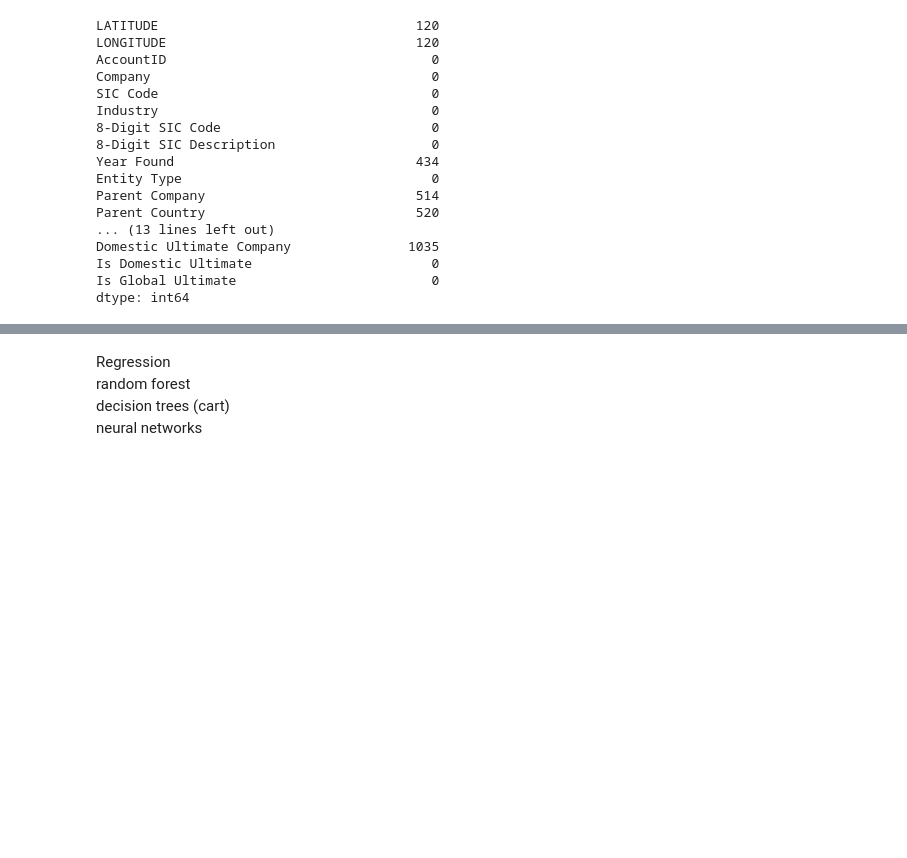
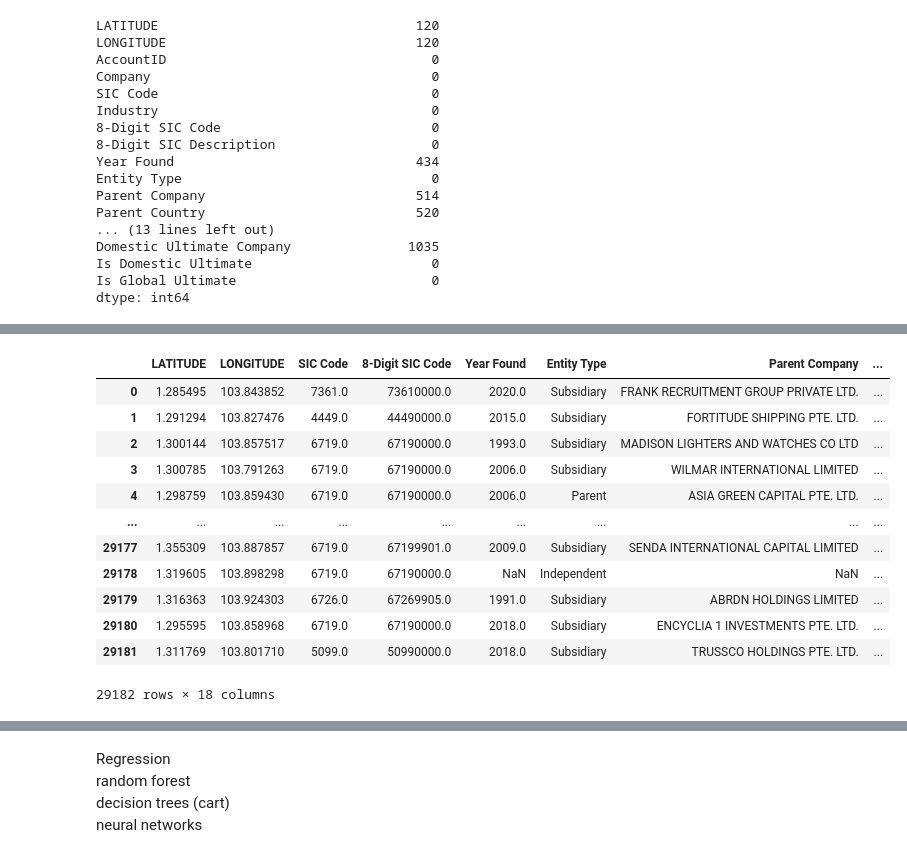
Before and after one commit to omgacai/NUS-SDS-Datathon-Champion-311, a Jupyter notebook: Submission.ipynb, the cells around one changed output, grey strips where cells are left out. Saved outputs shown, nothing was run; the diff lists cells and outputs as text; code cells hidden in the pictures; blank space fills up the shorter version.

Commit message:
Data Cleaning

```diff
--- a/Submission.ipynb
+++ b/Submission.ipynb
@@ -11,2 +13,2 @@ import seaborn as sns
 # %%
-df= pd.read_csv("catA_train.csv")
+df= pd.read_csv("data/catA_train.csv")
@@ -35,0 +85,27 @@ dtype: int64
+# %%
+df.drop("AccountID",inplace=True, axis=1)
+df.drop("Company",inplace=True, axis=1)
+df.drop("Industry",inplace=True, axis=1)
+df.drop("8-Digit SIC Description",inplace=True, axis=1)
+df.drop("Company Description",inplace=True, axis=1)
+df.drop("Square Footage",inplace=True, axis=1)
+df.drop("Company Status (Active/Inactive)",inplace=True, axis=1)
+df.drop("Employees (Single Site)",inplace=True, axis=1)
+df.drop("Import/Export Status",inplace=True, axis=1)
+df.drop("Fiscal Year End",inplace=True, axis=1)
+# %%
+df
+# %% [output]
+|  | LATITUDE | LONGITUDE | SIC Code | 8-Digit SIC Code | Year Found | Entity Type | Parent Company | ... |
+| 0 | 1.285495 | 103.843852 | 7361.0 | 73610000.0 | 2020.0 | Subsidiary | FRANK RECRUITMENT GROUP PRIVATE LTD. | ... |
+| 1 | 1.291294 | 103.827476 | 4449.0 | 44490000.0 | 2015.0 | Subsidiary | FORTITUDE SHIPPING PTE. LTD. | ... |
+| 2 | 1.300144 | 103.857517 | 6719.0 | 67190000.0 | 1993.0 | Subsidiary | MADISON LIGHTERS AND WATCHES CO LTD | ... |
+| 3 | 1.300785 | 103.791263 | 6719.0 | 67190000.0 | 2006.0 | Subsidiary | WILMAR INTERNATIONAL LIMITED | ... |
+| 4 | 1.298759 | 103.859430 | 6719.0 | 67190000.0 | 2006.0 | Parent | ASIA GREEN CAPITAL PTE. LTD. | ... |
+| ... | ... | ... | ... | ... | ... | ... | ... | ... |
+| 29177 | 1.355309 | 103.887857 | 6719.0 | 67199901.0 | 2009.0 | Subsidiary | SENDA INTERNATIONAL CAPITAL LIMITED | ... |
+| 29178 | 1.319605 | 103.898298 | 6719.0 | 67190000.0 | NaN | Independent | NaN | ... |
+| 29179 | 1.316363 | 103.924303 | 6726.0 | 67269905.0 | 1991.0 | Subsidiary | ABRDN HOLDINGS LIMITED | ... |
+| 29180 | 1.295595 | 103.858968 | 6719.0 | 67190000.0 | 2018.0 | Subsidiary | ENCYCLIA 1 INVESTMENTS PTE. LTD. | ... |
+| 29181 | 1.311769 | 103.801710 | 5099.0 | 50990000.0 | 2018.0 | Subsidiary | TRUSSCO HOLDINGS PTE. LTD. | ... |
+29182 rows × 18 columns
```
Also changed, not shown: parts of 13 cells of this notebook, 1 other file.
